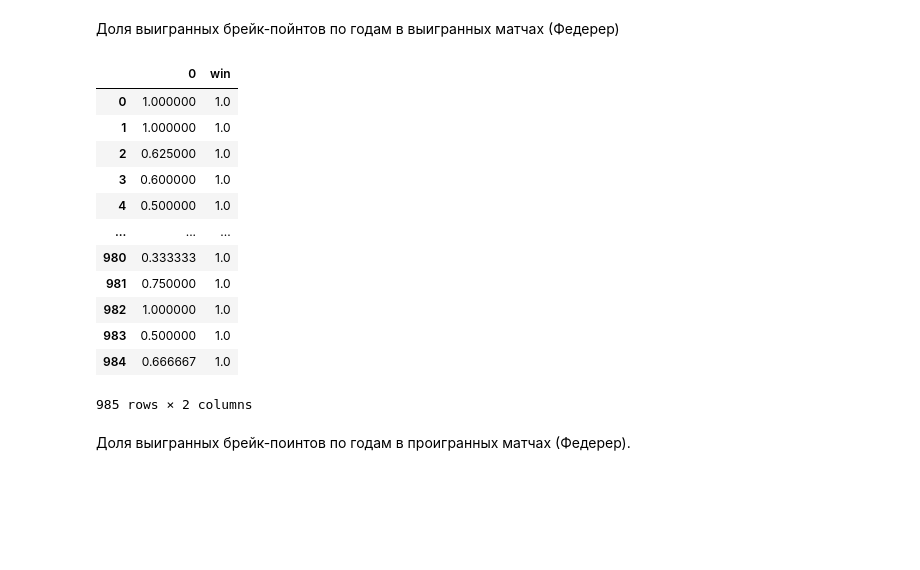
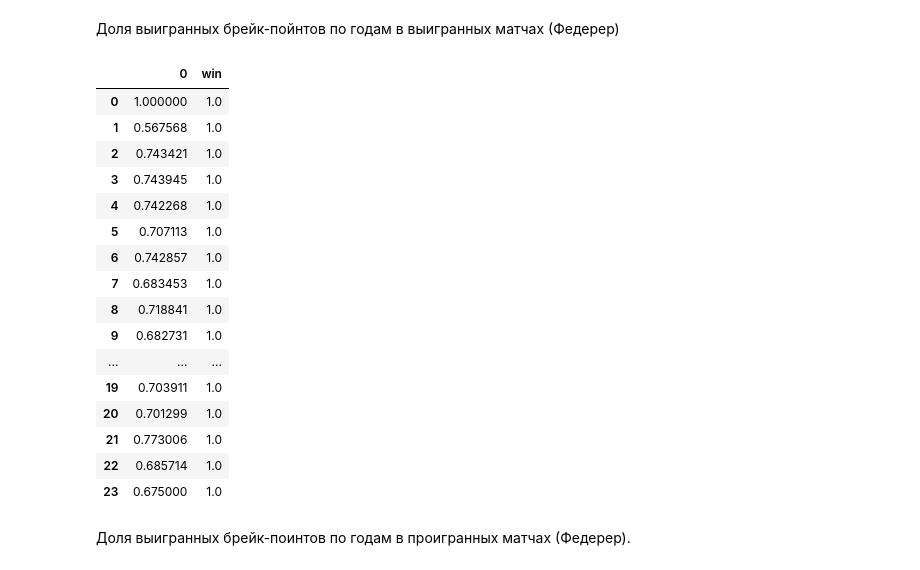
Before and after one commit to MarinaGrad/SF-data-science22, a Jupyter notebook: homework/Tennis_homework/tennis_notebook_MGHW.ipynb, the cells around one changed output. Saved outputs shown, nothing was run; the diff lists cells and outputs as text; code cells hidden in the pictures; blank space fills up the shorter version.

```diff
--- a/homework/Tennis_homework/tennis_notebook_MGHW.ipynb
+++ b/homework/Tennis_homework/tennis_notebook_MGHW.ipynb
@@ -425,24 +425,28 @@ federer_lose[['l_bpSaved', 'l_bpFaced']]
 # %% [markdown]
 Доля выигранных брейк-пойнтов по годам в выигранных матчах (Федерер)
 # %%
-federer_win[['w_bpSaved', 'w_bpFaced', 'year']].groupby(by='year').sum().reset_index()
+federer_win = federer_win[['w_bpSaved', 'w_bpFaced', 'year']].groupby(by='year').sum().reset_index()
 federer_bPwin = pd.concat([(federer_win['w_bpSaved']/federer_win['w_bpFaced']).reset_index(drop=True),
                          pd.Series(np.ones_like(federer_win['w_bpSaved']), name='win')], axis=1)
 federer_bPwin
 # %% [output]
 |  | 0 | win |
 | 0 | 1.000000 | 1.0 |
-| 1 | 1.000000 | 1.0 |
-| 2 | 0.625000 | 1.0 |
-| 3 | 0.600000 | 1.0 |
-| 4 | 0.500000 | 1.0 |
+| 1 | 0.567568 | 1.0 |
+| 2 | 0.743421 | 1.0 |
+| 3 | 0.743945 | 1.0 |
+| 4 | 0.742268 | 1.0 |
+| 5 | 0.707113 | 1.0 |
+| 6 | 0.742857 | 1.0 |
+| 7 | 0.683453 | 1.0 |
+| 8 | 0.718841 | 1.0 |
+| 9 | 0.682731 | 1.0 |
 | ... | ... | ... |
-| 980 | 0.333333 | 1.0 |
-| 981 | 0.750000 | 1.0 |
-| 982 | 1.000000 | 1.0 |
-| 983 | 0.500000 | 1.0 |
-| 984 | 0.666667 | 1.0 |
+| 19 | 0.703911 | 1.0 |
+| 20 | 0.701299 | 1.0 |
+| 21 | 0.773006 | 1.0 |
+| 22 | 0.685714 | 1.0 |
+| 23 | 0.675000 | 1.0 |
-985 rows × 2 columns
 # %%
 federer_bPwin = federer_bPwin.rename(columns={0: 'BP_won'})
 # %% [markdown]
```
Also changed, not shown: parts of 25 cells of this notebook.
